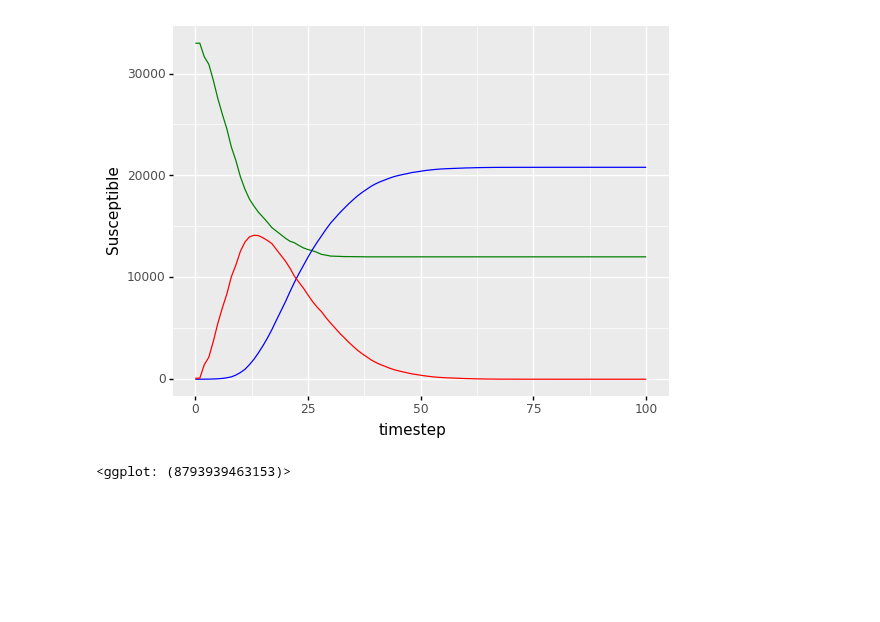
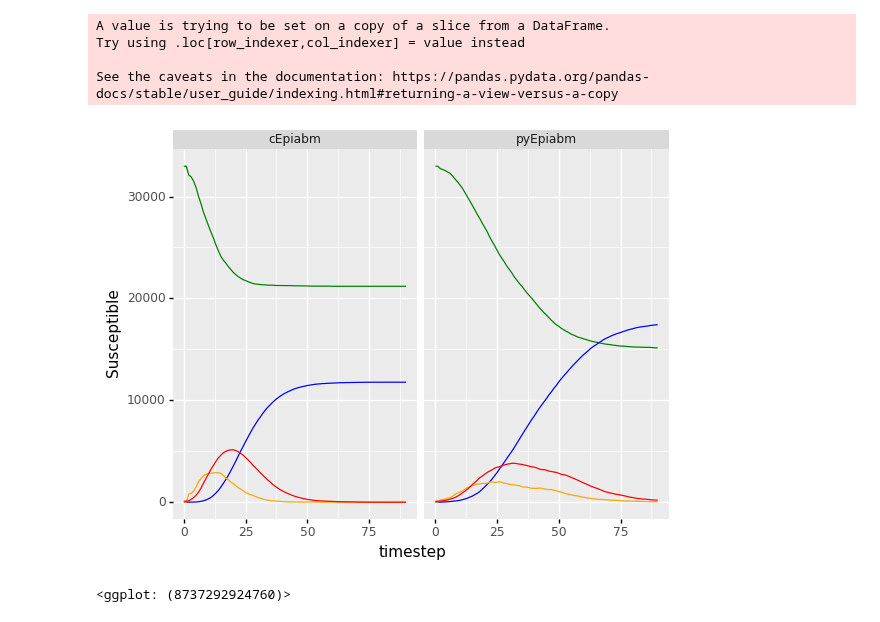
Before and after one commit to SABS-R3-Epidemiology/epiabm, a Jupyter notebook: python_examples/gibraltar_example_cpp/plot.ipynb, the cells around one changed output. Saved outputs shown, nothing was run; the diff lists cells and outputs as text; code cells hidden in the pictures; blank space fills up the shorter version.

```diff
--- a/python_examples/gibraltar_example_cpp/plot.ipynb
+++ b/python_examples/gibraltar_example_cpp/plot.ipynb
@@ -2,4 +2,5 @@
 import pandas as pd
 from plotnine import *
 # %%
-data = pd.read_csv("output/population_results.csv")
+data_cpp_raw = pd.read_csv("output/population_results.csv")
+data_py_raw = pd.read_csv("../gibraltar_example/simulation_outputs/output_gibraltar.csv")
@@ -10,10 +7,40 @@ data['Infected'] = data['Exposed'] + data['InfectASympt'] +\
+# %%
+data_py_raw['timestep'] = data_py_raw['time']
+data_py_raw['Susceptible'] = data_py_raw['InfectionStatus.Susceptible']
+data_py_raw['Recovered'] = data_py_raw['InfectionStatus.Recovered']
+data_py_raw['Exposed'] = data_py_raw['InfectionStatus.Exposed']
+data_py_raw['Infected'] =\
+    + data_py_raw['InfectionStatus.InfectASympt']\
+    + data_py_raw['InfectionStatus.InfectMild']\
+    + data_py_raw['InfectionStatus.InfectGP']\
+    + data_py_raw['InfectionStatus.InfectHosp']\
+    + data_py_raw['InfectionStatus.InfectICU']\
+    + data_py_raw['InfectionStatus.InfectICURecov']
+data_py = data_py_raw[['timestep', 'Exposed', 'Susceptible', 'Recovered', 'Infected']]
+data_py = data_py.groupby('timestep').sum().reset_index()
+# %%
+data_cpp_raw['Infected'] = data_cpp_raw['InfectASympt'] +\
+    data_cpp_raw['InfectMild'] + data_cpp_raw['InfectGP'] + data_cpp_raw['InfectHosp'] +\
+        data_cpp_raw['InfectICU'] + data_cpp_raw['InfectICURecov']
+data_cpp = data_cpp_raw[['timestep', 'Exposed', 'Susceptible', 'Recovered', 'Infected']]
+# %%
+data_cpp['version'] = 'cEpiabm'
+data_py['version'] = 'pyEpiabm'
+data = pd.concat([data_cpp,data_py])
+# %% [output]
+A value is trying to be set on a copy of a slice from a DataFrame.
+Try using .loc[row_indexer,col_indexer] = value instead
+
+See the caveats in the documentation: https://pandas.pydata.org/pandas-docs/stable/user_guide/indexing.html#returning-a-view-versus-a-copy
 # %%
 (
-    ggplot(data, aes(x='timestep'))
+    ggplot(data, aes(x='timestep', group='version'))
     + geom_line(aes(y='Susceptible'), colour='Green')
     + geom_line(aes(y='Recovered'), colour='Blue')
+    + geom_line(aes(y='Exposed'), colour='Orange')
     + geom_line(aes(y='Infected'), colour='Red')
+    + facet_wrap('version')
 )
 # %% [output]
-[figure, old version]
+[figure, new version]
-<ggplot: (8793939463153)>
+<ggplot: (8737292924760)>
```
Also changed, not shown: parts of 1 cell of this notebook, 12 other files.
